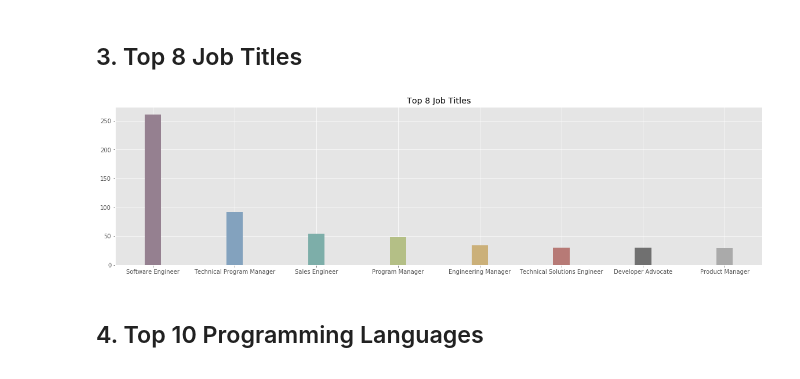
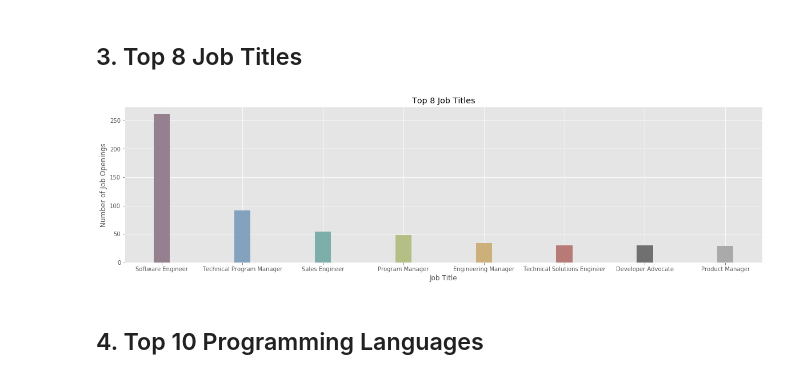
Before and after one commit to aesophor/DataScience, a Jupyter notebook: 05-Final-Project/Analyzing Google Career and Skills.ipynb, the cells around one changed output. Saved outputs shown, nothing was run; the diff lists cells and outputs as text; code cells hidden in the pictures.

```diff
--- a/05-Final-Project/Analyzing Google Career and Skills.ipynb
+++ b/05-Final-Project/Analyzing Google Career and Skills.ipynb
@@ -179,15 +179,17 @@ jobs_freq = dict(sorted(jobs_freq.items(), key=lambda kv: kv[1], reverse=True))
 # %%
 colors = ['#958090', '#83A2BE', '#7DAEA9', '#B4BF86', '#CBB079', '#B77A76', '#707070', '#AAAAAA']
 
 min_labels = list(jobs_freq.keys())[0:8]
 min_values = list(jobs_freq.values())[0:8]
 
 plt.figure(figsize=(20, 5))
 plt.bar(min_labels, min_values, color=colors, width=0.2)
+plt.xlabel('Job Title')
+plt.ylabel('Number of Job Openings')
 plt.title('Top 8 Job Titles')
 plt.show()
 # %% [output]
-[figure, old version]
+[figure, new version]
 # %% [markdown]
 ## 4. Top 10 Programming Languages
 # %%
```
Also changed, not shown: parts of 28 cells of this notebook, 1 other file.
